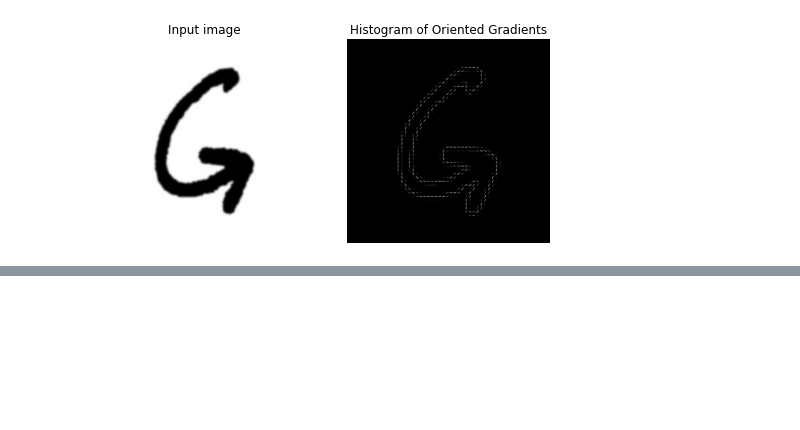
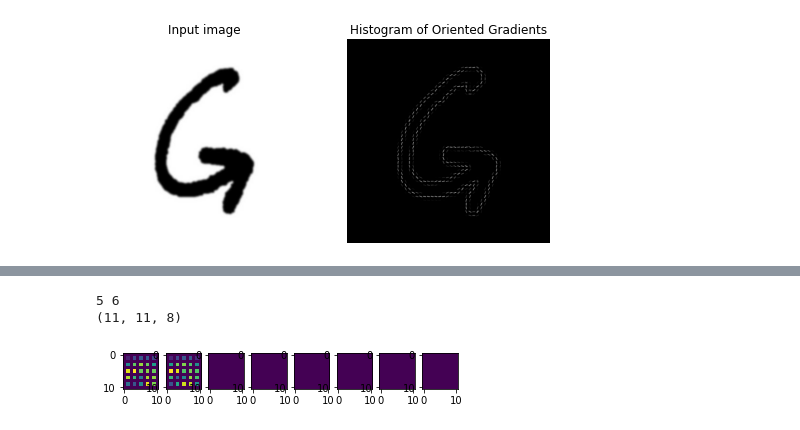
Before and after one commit to brianzx032/18752s21-Handwritten-Character-Recognition, a Jupyter notebook: test.ipynb, the cells around one changed output, grey strips where cells are left out. Drawn from its saved outputs; the diff is of its cells as text; code cells hidden in the pictures; blank space fills up the shorter version.

```diff
--- a/test.ipynb
+++ b/test.ipynb
@@ -77,0 +79,25 @@ locs = locs[ind]
+# %%
+import cv2
+fig, ax = plt.subplots(1, 8)
+m = pattern_size//2
+n = pattern_size - m
+print(m,n)
+filter_responses = None
+for i in range(8):
+    try:
+        patch = image[locs[i][0]-m:locs[i][0]+n, locs[i][1]-m:locs[i][1]+n]
+    except:
+        patch = np.zeros((pattern_size, pattern_size))
+    fd, hog_pattern = skimage.feature.hog(patch, orientations=8,
+                                            pixels_per_cell=(2, 2),
+                                            cells_per_block=(1, 1), visualize=True, multichannel=False)
+    ax[i].imshow(hog_pattern)
+    try:
+        filter_responses = np.dstack((filter_responses, hog_pattern))
+    except:
+        filter_responses = hog_pattern
+print(filter_responses.shape)
+# %% [output]
+5 6
+(11, 11, 8)
+[figure, added]
```
Also changed, not shown: parts of 1 cell of this notebook, 6 other files.
